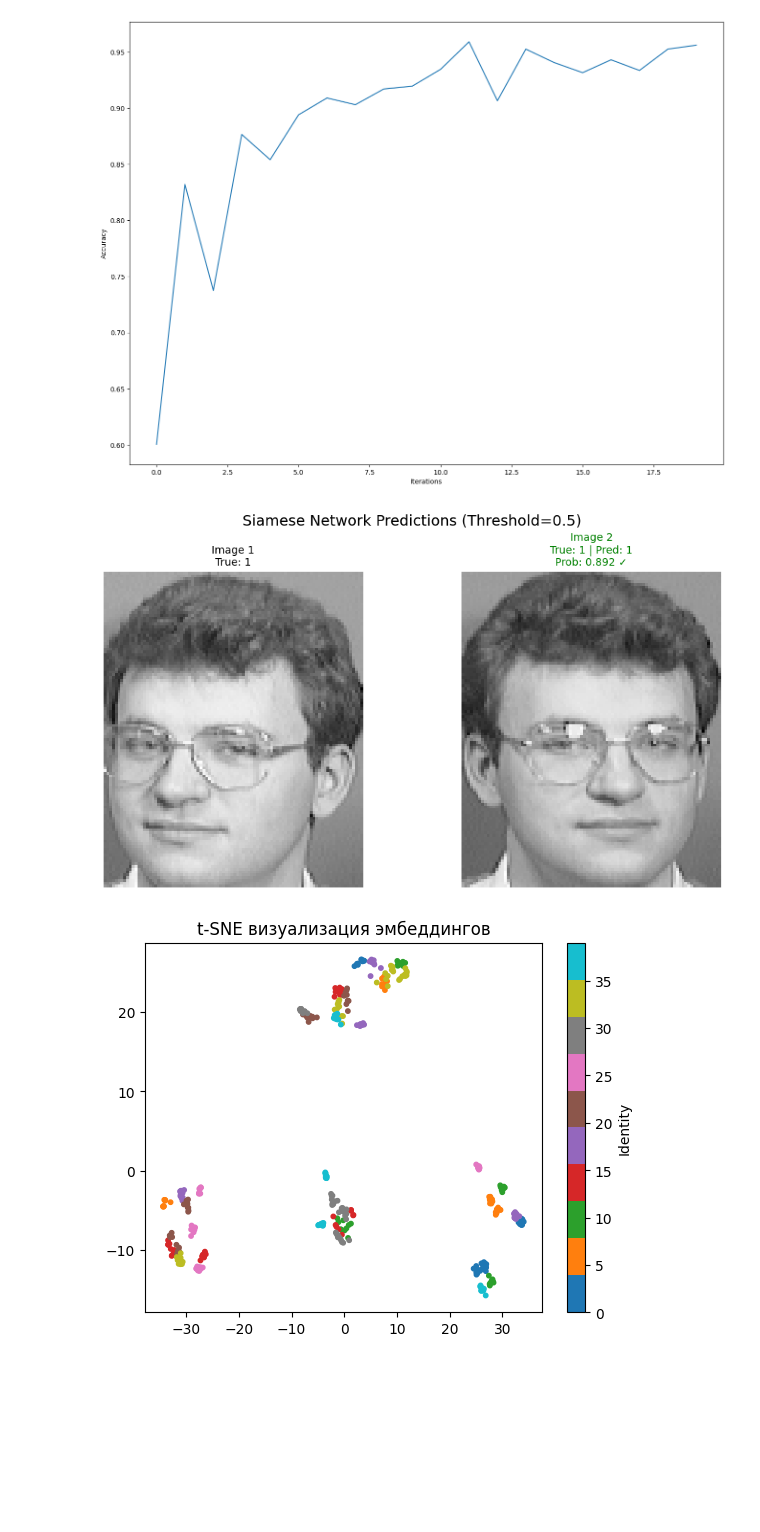
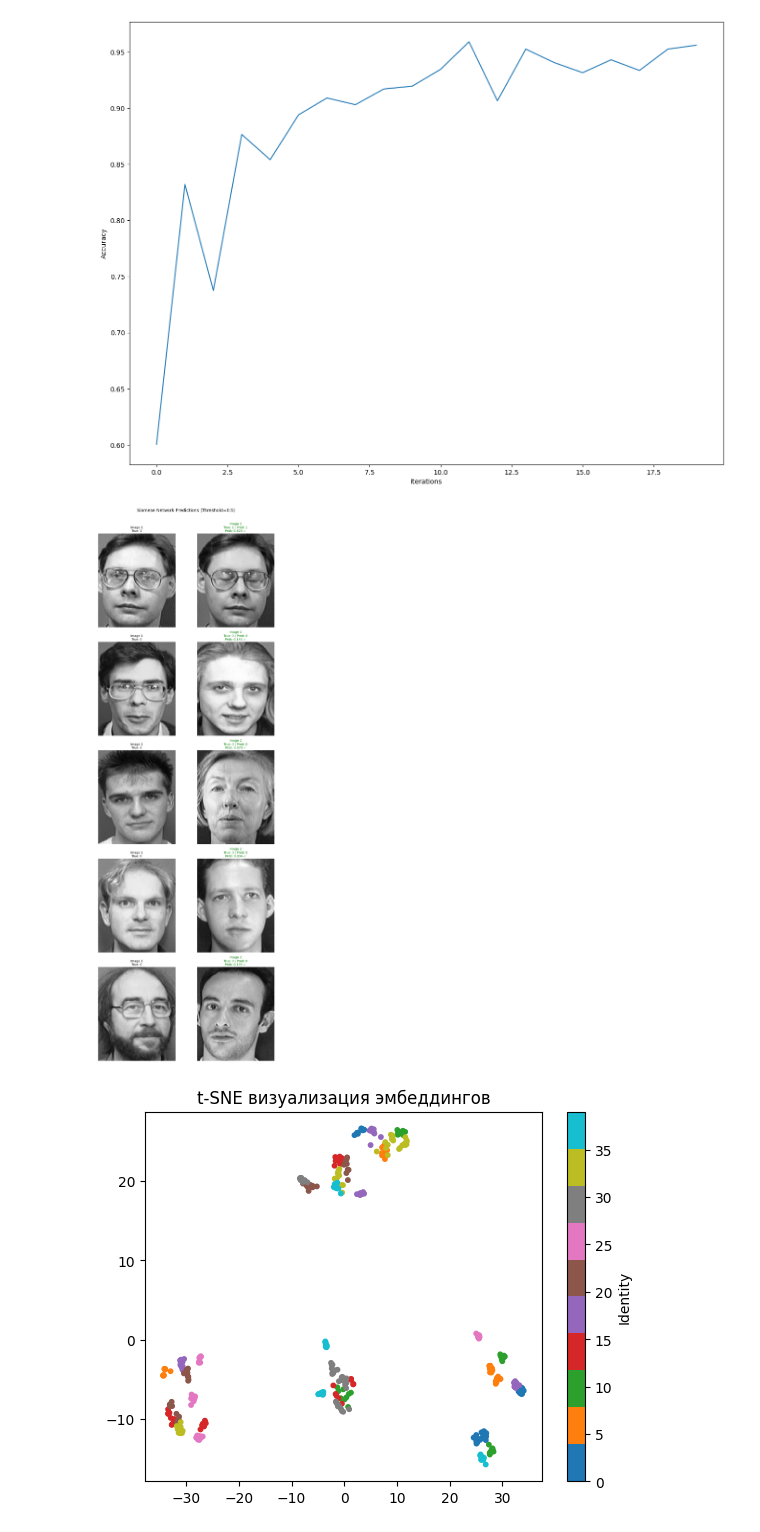
Before and after one commit to Suguru02/-, a Jupyter notebook: siamnet.ipynb, the cells around one changed output. Saved outputs shown, nothing was run; the diff lists cells and outputs as text; code cells hidden in the pictures; blank space fills up the shorter version.

```diff
--- a/siamnet.ipynb
+++ b/siamnet.ipynb
@@ -354,9 +354,9 @@ def visualize_pairs(val_loader, model, device, num_pairs=8, threshold=0.5):
     plt.suptitle(f'Siamese Network Predictions (Threshold={threshold})', fontsize=14, y=1.02)
     plt.show()
 # %%
-visualize_pairs(val_loader=val_loader, model=model, device=device, num_pairs=1)
+visualize_pairs(val_loader=val_loader, model=model, device=device, num_pairs=5)
 # %% [output]
-[figure, old version]
+[figure, new version]
 # %%
 from sklearn.manifold import TSNE
 import numpy as np
```
